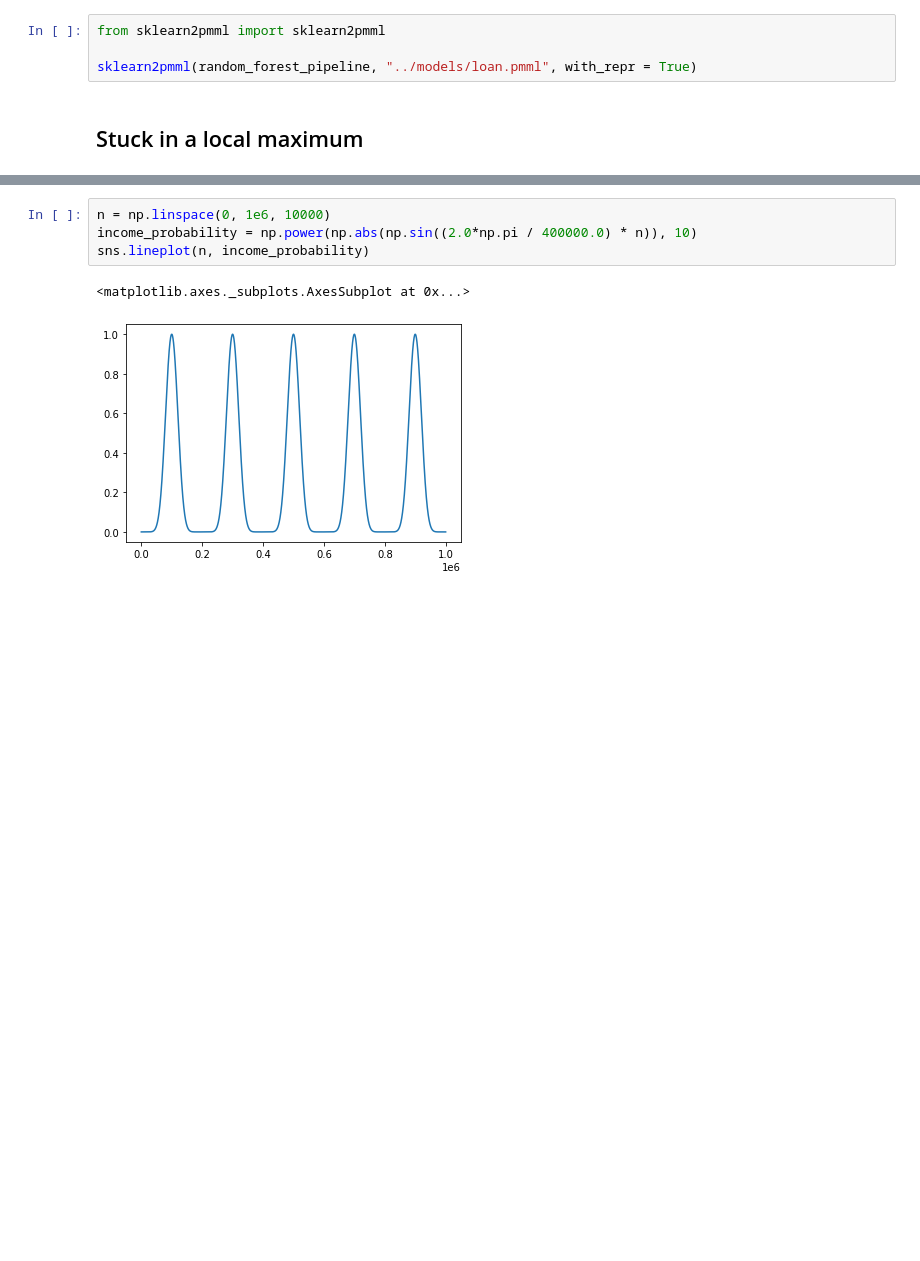
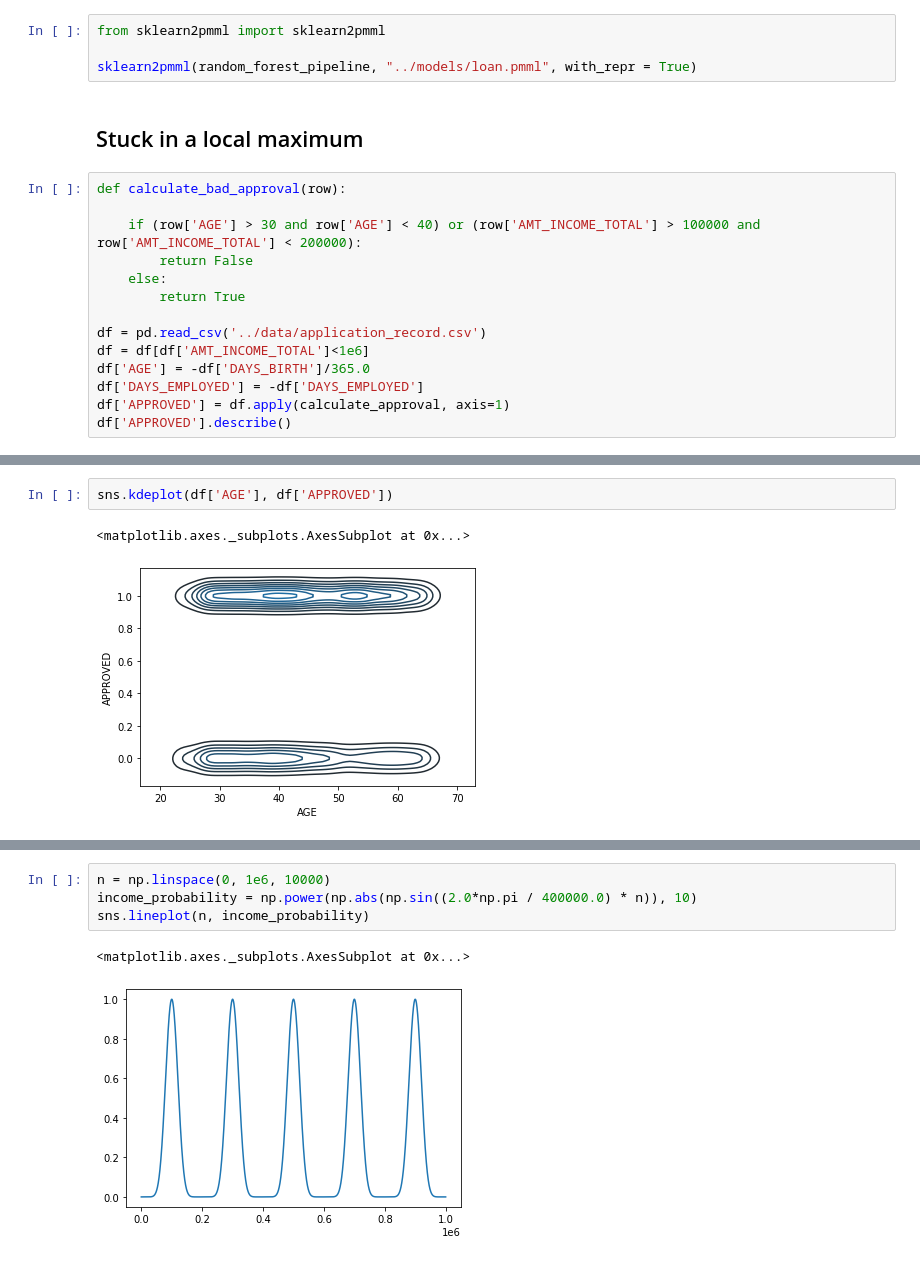
Before and after one commit to ruivieira/explainability-experiments, a Jupyter notebook: notebooks/loan.ipynb, the cells around one changed output, grey strips where cells are left out. Saved outputs shown, nothing was run; the diff lists cells and outputs as text; blank space fills up the shorter version.

```diff
--- a/notebooks/loan.ipynb
+++ b/notebooks/loan.ipynb
@@ -282,3 +261,17 @@ from sklearn2pmml import sklearn2pmml
 sklearn2pmml(random_forest_pipeline, "../models/loan.pmml", with_repr = True)
 # %% [markdown]
 ## Stuck in a local maximum
+# %%
+def calculate_bad_approval(row):
+
+    if (row['AGE'] > 30 and row['AGE'] < 40) or (row['AMT_INCOME_TOTAL'] > 100000 and row['AMT_INCOME_TOTAL'] < 200000):
+        return False
+    else:
+        return True
+
+df = pd.read_csv('../data/application_record.csv')
+df = df[df['AMT_INCOME_TOTAL']<1e6]
+df['AGE'] = -df['DAYS_BIRTH']/365.0
+df['DAYS_EMPLOYED'] = -df['DAYS_EMPLOYED']
+df['APPROVED'] = df.apply(calculate_approval, axis=1)
+df['APPROVED'].describe()
@@ -284,0 +280,5 @@ sklearn2pmml(random_forest_pipeline, "../models/loan.pmml", with_repr = True)
+# %%
+sns.kdeplot(df['AGE'], df['APPROVED'])
+# %% [output]
+<matplotlib.axes._subplots.AxesSubplot at 0x...>
+[figure, added]
```
Also changed, not shown: parts of 13 cells of this notebook, 59 other files.
